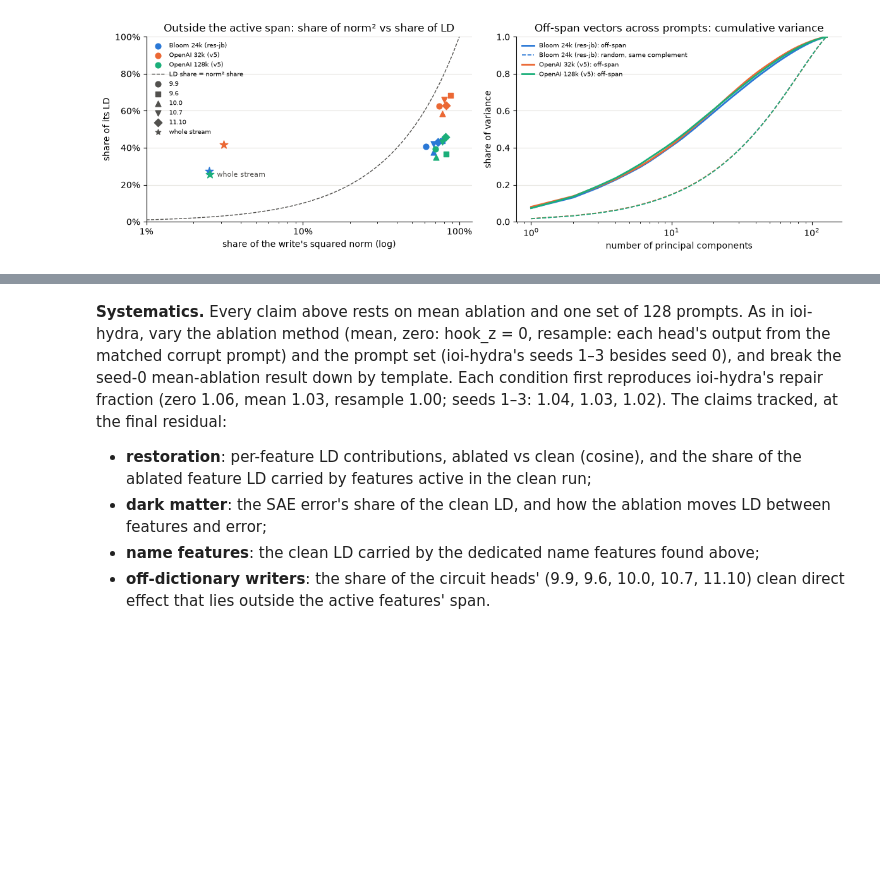
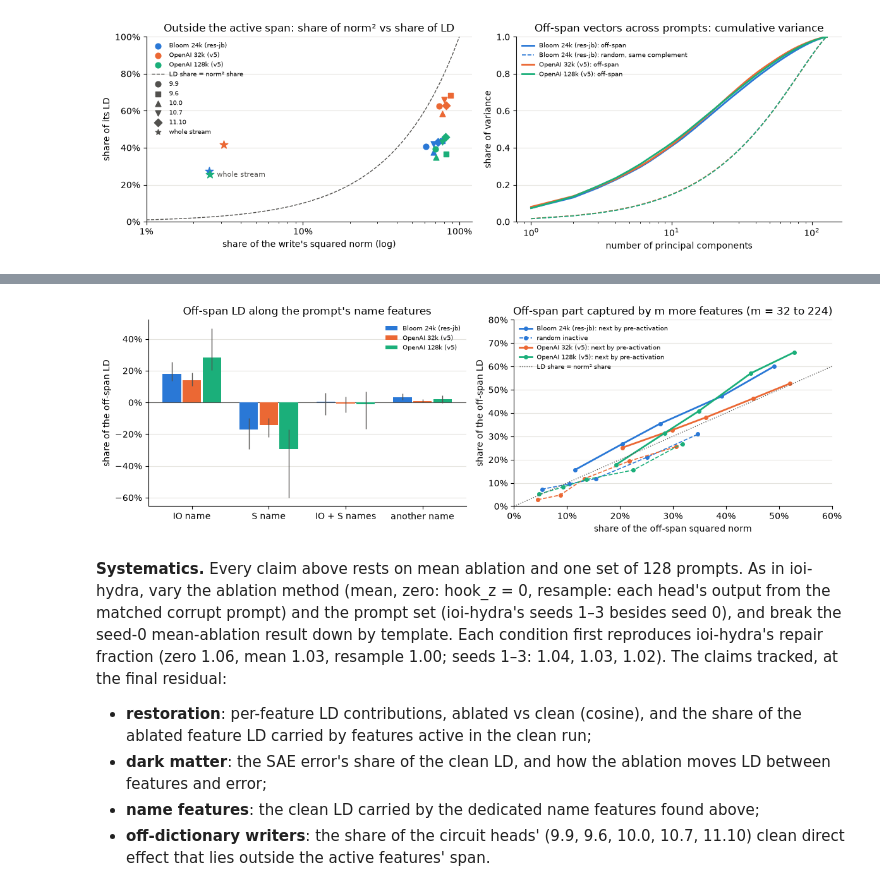
Before and after one commit to rreece/gpt2-atlas, a Jupyter notebook: notebooks/atlas.ipynb, the cells around one changed output, grey strips where cells are left out. Drawn from its saved outputs; the diff is of its cells as text; code cells hidden in the pictures; blank space fills up the shorter version.

Commit message:
IOI: the missed LD isn't held by a few inactive features (name or next-ranked), so it gates stage 3; residual-SAE Neuronpedia links

```diff
--- a/notebooks/atlas.ipynb
+++ b/notebooks/atlas.ipynb
@@ -1545,7 +1545,7 @@ names_n = sorted(set(dn.io.tolist()))
 name_run = ioi.run(hf_model, dn)
 WU_names = hf_model.model.ln_f.weight.detach().cpu() * hf_model.model.wte.weight.detach().cpu()[names_n]
 x12, sc12 = clean_run["resid"][12], (clean_run["resid"][12].pow(2).mean(-1) + eps).sqrt()
-name_rows, offdict, ded_masks = [], {}, {}
+name_rows, offdict, ded_masks, ded_owner = [], {}, {}, {}
 for dname, rel in DICTS.items():
     sae_L = load_sae(rel, sae_id_for(rel, 12), "cpu")
     a_n = sae_L.encode(name_run["resid"][12])
@@ -1560,6 +1560,8 @@ for dname, rel in DICTS.items():
     mask = torch.zeros(sae_L.cfg.d_sae, dtype=torch.bool)
     mask[ded] = True
     ded_masks[dname] = mask
+    ded_owner[dname] = torch.full((sae_L.cfg.d_sae,), -1)  # the IO name (token) each dedicated feature belongs to
+    ded_owner[dname][ded] = torch.tensor(names_n)[pref[ded]]
     name_rows.append({"dictionary": dname, "dedicated": len(ded), "names covered": int((per_name > 0).sum()),
                       "per name (median)": float(per_name.float().median()),
                       "LD: name features": float(f12["contrib"][:, mask].sum(1).mean()),
@@ -1760,0 +1770,91 @@ PCA of the whole stream's off-span vectors across prompts: share of variance in
+# %%
+def capture(po, Q, Wf):
+    """The part of po in the span of the directions Wf, taken within the complement of the active span Q."""
+    if len(Wf) == 0:
+        return torch.zeros_like(po)
+    B = torch.linalg.qr((Wf - (Wf @ Q) @ Q.T).T)[0]
+    return B @ (B.T @ po)
+
+M_NEXT = (32, 64, 96, 160, 224)
+rng_ = np.random.default_rng(0)
+inv_rows, next_curves, k_rows = [], {}, []
+for dname, rel in DICTS.items():
+    sae_L = load_sae(rel, sae_id_for(rel, 12), "cpu")
+    W, owner = sae_L.W_dec.detach(), ded_owner[dname]
+    _, cache = sae_L.run_with_cache(x12)
+    pre, act = cache["hook_sae_acts_pre"], cache["hook_sae_acts_post"]
+    sets = ("IO name", "S name", "IO + S names", "another name")
+    acc = {k: {"ld": [], "n2": []} for k in sets} | {(m, k): {"ld": [], "n2": []} for m in M_NEXT for k in ("next", "random")}
+    ld_po, io_active, rank_io = [], [], []
+    for i in range(len(x12)):
+        on = act[i] != 0
+        Q = torch.linalg.qr(torch.cat([W[on], sae_L.b_dec.detach()[None]]).T)[0]
+        po = x12[i] - Q @ (Q.T @ x12[i])
+        ld_po.append(float(po @ d12[i] / sc12[i]))
+        io_f, s_f = owner == ds.io[i], owner == ds.s[i]
+        others = [t for t in names_n if t not in (int(ds.io[i]), int(ds.s[i])) and (owner == t).any()]
+        groups = {"IO name": io_f, "S name": s_f, "IO + S names": io_f | s_f, "another name": owner == int(rng_.choice(others))}
+        io_active.append(bool((io_f & on).any()))
+        if (io_f & ~on).any():
+            rank_io.append(int((pre[i][None] > pre[i][io_f & ~on][:, None]).sum(1).min()) + 1)
+        order = torch.argsort(pre[i], descending=True)
+        order, off = order[~on[order]], np.nonzero(~on.numpy())[0]
+        groups |= {(m, "next"): order[:m] for m in M_NEXT} | {(m, "random"): torch.from_numpy(rng_.choice(off, m, replace=False)) for m in M_NEXT}
+        for k, f in groups.items():
+            f = torch.nonzero(f & ~on).squeeze(-1) if f.dtype == torch.bool else f
+            p = capture(po, Q, W[f])
+            acc[k]["ld"].append(float(p @ d12[i] / sc12[i]))
+            acc[k]["n2"].append(float(p @ p / (po @ po)))
+    for k in sets:
+        inv_rows.append({"dictionary": dname, "set": k, "ld": ratio_ci(acc[k]["ld"], ld_po), "n2": float(np.mean(acc[k]["n2"]))})
+    next_curves[dname] = {kind: [(float(np.mean(acc[m, kind]["n2"])), ratio_ci(acc[m, kind]["ld"], ld_po)) for m in M_NEXT] for kind in ("next", "random")}
+    L0 = float((act != 0).sum(1).float().median())
+    print(f"{dname}: an IO-name feature is active in {np.mean(io_active):.0%} of prompts; the best inactive one ranks "
+          f"{np.median(rank_io):.0f} (median; IQR {np.percentile(rank_io, 25):.0f}-{np.percentile(rank_io, 75):.0f}) by pre-activation, against L0 {L0:.0f}")
+    if hasattr(sae_L.activation_fn, "k"):  # TopK: what a larger k does, without refitting
+        for k in (32, 64, 128):
+            sae_L.activation_fn.k = k
+            e = x12 - sae_L.decode(sae_L.encode(x12))
+            k_rows.append({"dictionary": dname, "k": k, "err_n2": float((e.pow(2).sum(-1) / x12.pow(2).sum(-1)).mean()),
+                           "err_ld": float(((e * d12).sum(-1) / sc12).mean())})
+    del sae_L, cache, pre, act
+
+print("\nshare of the off-span part captured by the inactive features of ...")
+print("dictionary           set              LD [95%]              norm²")
+for r_ in inv_rows:
+    print(f"{r_['dictionary']:19s}  {r_['set']:14s} {r_['ld'][0]:+5.0%} [{r_['ld'][1]:+4.0%}, {r_['ld'][2]:+4.0%}]   {r_['n2']:6.1%}")
+print("\n... the next m inactive features by pre-activation, against m random inactive ones (LD / norm²)")
+for dname, cur in next_curves.items():
+    print(f"  {dname:19s} " + "   ".join(f"m={m}: {n[1][0]:.0%} / {n[0]:.0%} vs {r[1][0]:.0%} / {r[0]:.0%}"
+                                          for m, n, r in zip(M_NEXT, cur["next"], cur["random"]) if m in (32, 96, 224)))
+print("\nTopK with a larger k, coefficients not refit: the error's share of the squared norm and its LD")
+for r_ in k_rows:
+    print(f"  {r_['dictionary']:19s} k={r_['k']:3d}: error norm² {r_['err_n2']:.2%}, error LD {r_['err_ld']:+.2f}")
+
+fig, axes = plt.subplots(1, 2, figsize=(12, 3.9))
+sets = ("IO name", "S name", "IO + S names", "another name")
+iv = pd.DataFrame(inv_rows)
+for i, dname in enumerate(DICTS):
+    g_ = iv[iv.dictionary == dname]
+    xs = np.arange(len(sets)) + (i - 1) * 0.26
+    vals = np.array([r_[0] for r_ in g_.ld])
+    errs = np.array([[r_[0] - r_[1], r_[2] - r_[0]] for r_ in g_.ld]).T
+    axes[0].bar(xs, vals, 0.24, yerr=errs, color=C[i], label=dname, zorder=3, error_kw={"lw": 1, "ecolor": INK2})
+    cur = next_curves[dname]
+    for kind, ls in (("next", "-"), ("random", "--")):
+        axes[1].plot([n for n, _ in cur[kind]], [r_[0] for _, r_ in cur[kind]], ls, marker="o", ms=4, color=C[i], lw=2 if kind == "next" else 1.2,
+                     label=f"{dname}: next by pre-activation" if kind == "next" else (f"random inactive" if i == 0 else None))
+axes[0].axhline(0, color=INK2, lw=0.8)
+axes[0].set_xticks(np.arange(len(sets)), sets)
+axes[0].set(title="Off-span LD along the prompt's name features", ylabel="share of the off-span LD")
+axes[1].plot([0, 0.6], [0, 0.6], color=INK2, lw=1, ls=":", label="LD share = norm² share")
+axes[1].set(title="Off-span part captured by m more features (m = 32 to 224)", xlabel="share of the off-span squared norm",
+            ylabel="share of the off-span LD", xlim=(0, 0.6), ylim=(0, 0.8))
+for ax in axes:
+    ax.yaxis.set_major_formatter(plt.matplotlib.ticker.PercentFormatter(1.0))
+    ax.legend(frameon=False, fontsize=7)
+    tidy(ax)
+axes[1].xaxis.set_major_formatter(plt.matplotlib.ticker.PercentFormatter(1.0))
+plt.tight_layout()
+save(fig, "results_ioi_offspan_names")
+# %% [output]
@@ -1761,3 +1882,4 @@ PCA of the whole stream's off-span vectors across prompts: share of variance in
+[figure, added]
 # %% [markdown]
 **Systematics.** Every claim above rests on mean ablation and one set of 128 prompts. As in ioi-hydra, vary the
 ablation method (mean, zero: hook_z = 0, resample: each head's output from the matched corrupt prompt) and the prompt
```
Also changed, not shown: parts of 3 cells of this notebook, 4 other files.
